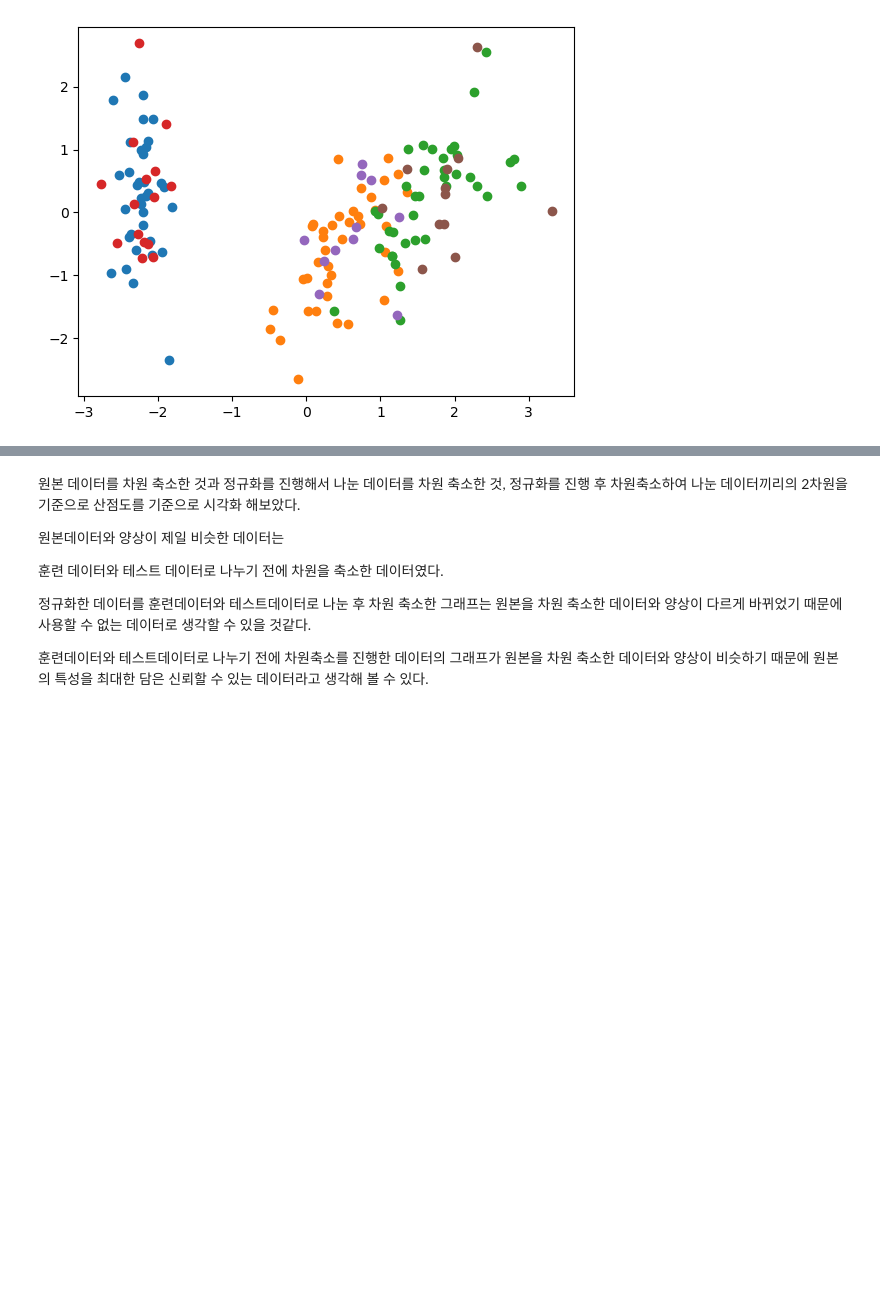
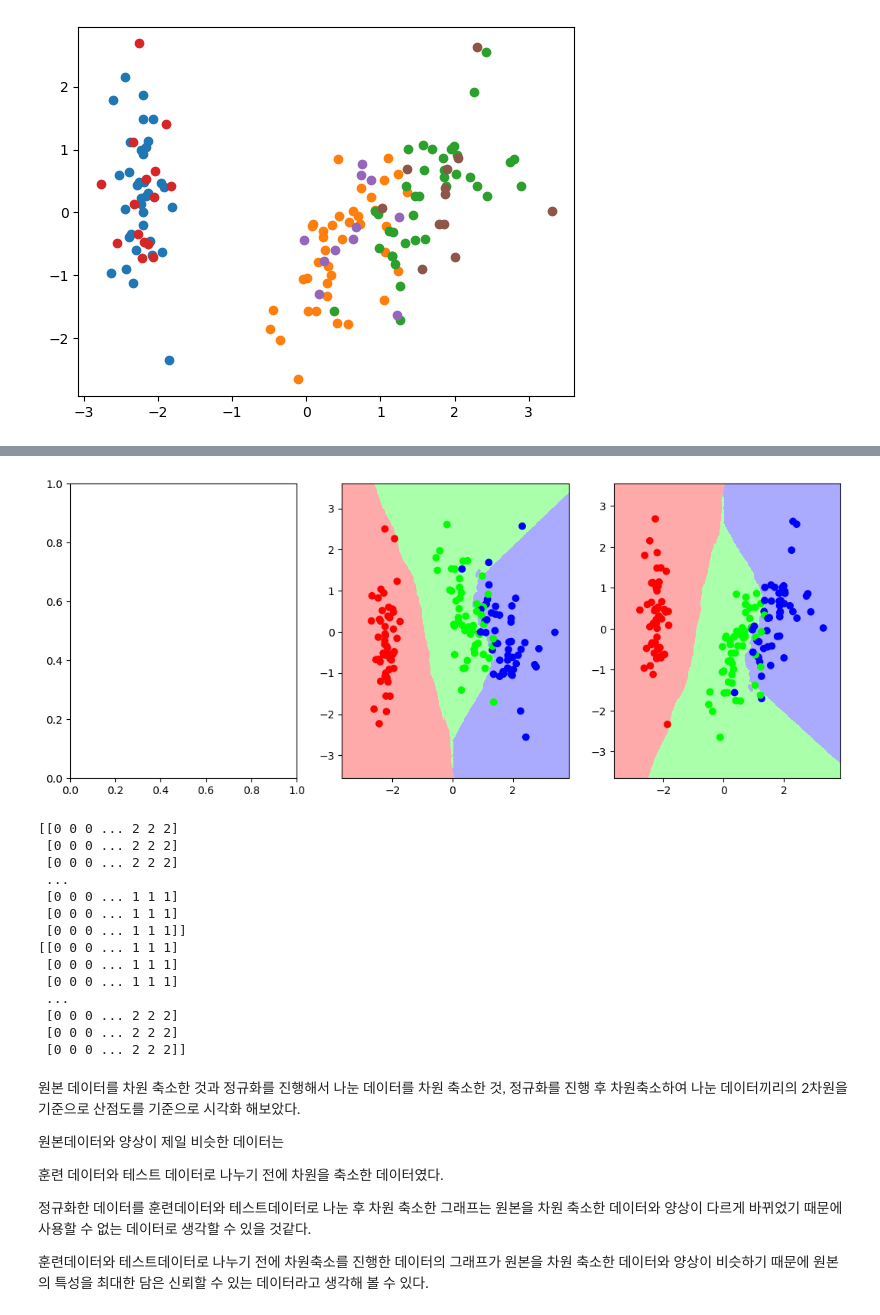
Before and after one commit to JINSUKO/Machin-Leaning-course-Practices, a Jupyter notebook: pratice_iris_data.ipynb, the cells around one changed output, grey strips where cells are left out. Cells and saved outputs as stored; diff of their text form; code cells hidden in the pictures; blank space fills up the shorter version.

Commit message:
visualizate boundary lines of KNN Classifier

```diff
--- a/pratice_iris_data.ipynb
+++ b/pratice_iris_data.ipynb
@@ -293,34 +299,94 @@ plt.show()
 fig, axis = plt.subplots(1, 3)
 
 axis[0].set_xlabel('raw data')
 axis[0].scatter(X_iris_pca_d2[:, 0][y_iris==0], X_iris_pca_d2[:, 1][y_iris==0])
 axis[0].scatter(X_iris_pca_d2[:, 0][y_iris==1], X_iris_pca_d2[:, 1][y_iris==1])
 axis[0].scatter(X_iris_pca_d2[:, 0][y_iris==2], X_iris_pca_d2[:, 1][y_iris==2])
 fig.tight_layout()
 fig.set_size_inches([13, 5])
 
 axis[1].set_xlabel('split into scaled train, test, pca each and sum')
 axis[1].scatter(X_train_scaled_pca_d2[y_train == 0][:, 0], X_train_scaled_pca_d2[y_train == 0][:, 1])
 axis[1].scatter(X_train_scaled_pca_d2[y_train == 1][:, 0], X_train_scaled_pca_d2[y_train == 1][:, 1])
 axis[1].scatter(X_train_scaled_pca_d2[y_train == 2][:, 0], X_train_scaled_pca_d2[y_train == 2][:, 1])
 axis[1].scatter(X_test_scaled_pca_d2[y_test == 0][:, 0], X_test_scaled_pca_d2[y_test == 0][:, 1])
 axis[1].scatter(X_test_scaled_pca_d2[y_test == 1][:, 0], X_test_scaled_pca_d2[y_test == 1][:, 1])
 axis[1].scatter(X_test_scaled_pca_d2[y_test == 2][:, 0], X_test_scaled_pca_d2[y_test == 2][:, 1])
 fig.tight_layout()
 
 axis[2].set_xlabel('pca scaled data and split into train, test')
 axis[2].scatter(X_train_scaled_pca_d2_v2[y_train_v2 == 0][:, 0], X_train_scaled_pca_d2_v2[y_train_v2 == 0][:, 1])
 axis[2].scatter(X_train_scaled_pca_d2_v2[y_train_v2 == 1][:, 0], X_train_scaled_pca_d2_v2[y_train_v2 == 1][:, 1])
 axis[2].scatter(X_train_scaled_pca_d2_v2[y_train_v2 == 2][:, 0], X_train_scaled_pca_d2_v2[y_train_v2 == 2][:, 1])
 axis[2].scatter(X_test_scaled_pca_d2_v2[y_test_v2 == 0][:, 0], X_test_scaled_pca_d2_v2[y_test_v2 == 0][:, 1])
 axis[2].scatter(X_test_scaled_pca_d2_v2[y_test_v2 == 1][:, 0], X_test_scaled_pca_d2_v2[y_test_v2 == 1][:, 1])
 axis[2].scatter(X_test_scaled_pca_d2_v2[y_test_v2 == 2][:, 0], X_test_scaled_pca_d2_v2[y_test_v2 == 2][:, 1])
-fig.tight_layout()
+plt.show()
 
 
+# 산점도 그래프에서 클래스를 분류하는 경계를 시각화 함.
+fig, axis = plt.subplots(1, 3)
+
+fig.set_size_inches([13, 5])
+# 여기서 x, y는 좌표이다.
+x_min, x_max = X_train_scaled_pca_d2[:, 0].min() - 1, X_train_scaled_pca_d2[:, 0].max() + 1
+y_min, y_max = X_train_scaled_pca_d2[:, 1].min() - 1, X_train_scaled_pca_d2[:, 1].max() + 1
+
+xx, yy = np.meshgrid(np.arange(x_min, x_max, 0.02), np.arange(y_min, y_max, 0.02))
+
+Z = knmodelpca.predict(np.c_[xx.ravel(), yy.ravel()])
+Z = Z.reshape(xx.shape)
+
+
+cmap_light = ListedColormap(['#FFAAAA', '#AAFFAA', '#AAAAFF'])
+axis[1].pcolormesh(xx, yy, Z, cmap=cmap_light)
+
+cmap_bold = ListedColormap(['#FF0000', '#00FF00', '#0000FF'])
+axis[1].scatter(X_train_scaled_pca_d2[:, 0], X_train_scaled_pca_d2[:, 1], c=y_train, cmap=cmap_bold)
+axis[1].scatter(X_test_scaled_pca_d2[:, 0], X_test_scaled_pca_d2[:, 1], c=y_test, cmap=cmap_bold)
+
+axis[1].set_xlim(xx.min(), xx.max())
+axis[1].set_ylim(yy.min(), yy.max())
+
+
+x_min_v2, x_max_v2 = X_train_scaled_pca_d2_v2[:, 0].min() - 1, X_train_scaled_pca_d2_v2[:, 0].max() + 1
+y_min_v2, y_max_v2 = X_train_scaled_pca_d2_v2[:, 1].min() - 1, X_train_scaled_pca_d2_v2[:, 1].max() + 1
+
+xx_v2, yy_v2 = np.meshgrid(np.arange(x_min_v2, x_max_v2, 0.02), np.arange(y_min_v2, y_max_v2, 0.02))
+
+Z_v2 = knmodelpca_v2.predict(np.c_[xx_v2.ravel(), yy_v2.ravel()])
+Z_v2 = Z_v2.reshape(xx_v2.shape)
+
+cmap_light_v2 = ListedColormap(['#FFAAAA', '#AAFFAA', '#AAAAFF'])
+axis[2].pcolormesh(xx_v2, yy_v2, Z_v2, cmap=cmap_light_v2)
+
+cmap_bold_v2 = ListedColormap(['#FF0000', '#00FF00', '#0000FF'])
+axis[2].scatter(X_train_scaled_pca_d2_v2[:, 0], X_train_scaled_pca_d2_v2[:, 1], c=y_train_v2, cmap=cmap_bold_v2)
+axis[2].scatter(X_test_scaled_pca_d2_v2[:, 0], X_test_scaled_pca_d2_v2[:, 1], c=y_test_v2, cmap=cmap_bold_v2)
+
+axis[2].set_xlim(xx_v2.min(), xx_v2.max())
+axis[2].set_ylim(yy_v2.min(), yy_v2.max())
+
 plt.show()
+print(Z)
+print(Z_v2)
 # %% [output]
 [figure]
+[figure, added]
+[[0 0 0 ... 2 2 2]
+ [0 0 0 ... 2 2 2]
+ [0 0 0 ... 2 2 2]
+ ...
+ [0 0 0 ... 1 1 1]
+ [0 0 0 ... 1 1 1]
+ [0 0 0 ... 1 1 1]]
+[[0 0 0 ... 1 1 1]
+ [0 0 0 ... 1 1 1]
+ [0 0 0 ... 1 1 1]
+ ...
+ [0 0 0 ... 2 2 2]
+ [0 0 0 ... 2 2 2]
+ [0 0 0 ... 2 2 2]]
 # %% [markdown]
 원본 데이터를 차원 축소한 것과 정규화를 진행해서 나눈 데이터를 차원 축소한 것, 정규화를 진행 후 차원축소하여 나눈 데이터끼리의
 2차원을 기준으로 산점도를 기준으로 시각화 해보았다.
```
Also changed, not shown: parts of 7 cells of this notebook.
